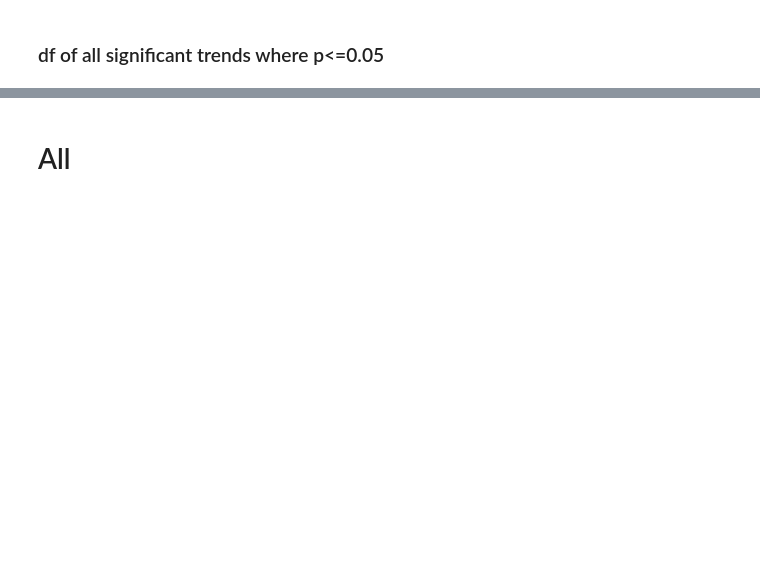
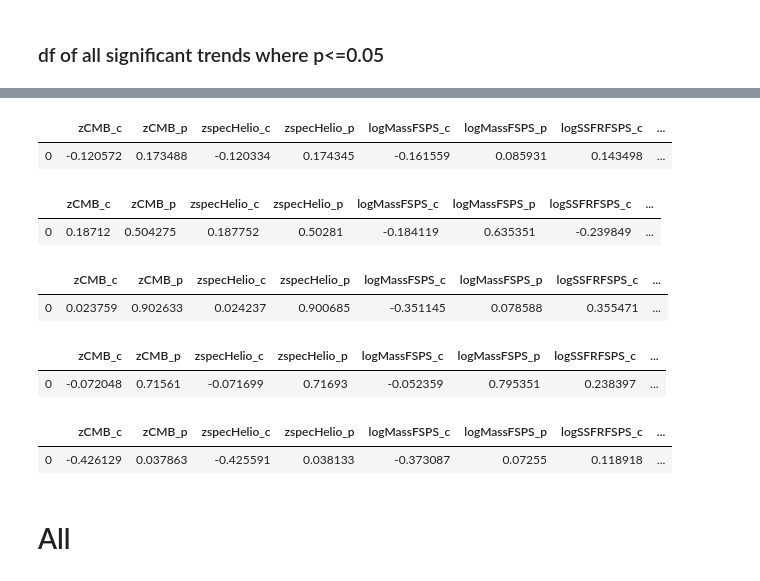
Before and after one commit to mwvgroup/SN-Spectral-Evolution, a Jupyter notebook: notebooks/pearson_heat_map.ipynb, the cells around one changed output, grey strips where cells are left out. Drawn from its saved outputs; the diff is of its cells as text; code cells hidden in the pictures; blank space fills up the shorter version.

```diff
--- a/notebooks/pearson_heat_map.ipynb
+++ b/notebooks/pearson_heat_map.ipynb
@@ -596,28 +676,43 @@ def pearson_table_make_prop(df):
     return data
 # %%
 pearson_prop_table = pearson_table_make_prop(sdss_combined)
-pearson_prop_table.to_csv('/Users/emilysf098/Desktop/Research/SN-Spectral-Evolution/results/pearson_prop_table.csv')
+pearson_prop_table.to_csv(f'{path}results/pearson_prop_table.csv')
 pearson_prop_table
+# %% [output]
+|  | zCMB_c | zCMB_p | zspecHelio_c | zspecHelio_p | logMassFSPS_c | logMassFSPS_p | logSSFRFSPS_c | ... |
+| 0 | -0.120572 | 0.173488 | -0.120334 | 0.174345 | -0.161559 | 0.085931 | 0.143498 | ... |
 # %%
 sdss_bl = sdss_bl.reset_index()
 bl_pearson_prop_table = pearson_table_make_prop(sdss_bl)
-bl_pearson_prop_table.to_csv('/Users/emilysf098/Desktop/Research/SN-Spectral-Evolution/results/bl_pearson_prop_table.csv')
+bl_pearson_prop_table.to_csv(f'{path}results/bl_pearson_prop_table.csv')
 bl_pearson_prop_table
+# %% [output]
+|  | zCMB_c | zCMB_p | zspecHelio_c | zspecHelio_p | logMassFSPS_c | logMassFSPS_p | logSSFRFSPS_c | ... |
+| 0 | 0.18712 | 0.504275 | 0.187752 | 0.50281 | -0.184119 | 0.635351 | -0.239849 | ... |
 # %%
 sdss_cl = sdss_cl.reset_index()
 cl_pearson_prop_table = pearson_table_make_prop(sdss_cl)
-cl_pearson_prop_table.to_csv('/Users/emilysf098/Desktop/Research/SN-Spectral-Evolution/results/cl_pearson_prop_table.csv')
+cl_pearson_prop_table.to_csv(f'{path}results/cl_pearson_prop_table.csv')
 cl_pearson_prop_table
+# %% [output]
+|  | zCMB_c | zCMB_p | zspecHelio_c | zspecHelio_p | logMassFSPS_c | logMassFSPS_p | logSSFRFSPS_c | ... |
+| 0 | 0.023759 | 0.902633 | 0.024237 | 0.900685 | -0.351145 | 0.078588 | 0.355471 | ... |
 # %%
 sdss_ss = sdss_ss.reset_index()
 ss_pearson_prop_table = pearson_table_make_prop(sdss_ss)
-ss_pearson_prop_table.to_csv('/Users/emilysf098/Desktop/Research/SN-Spectral-Evolution/results/ss_pearson_prop_table.csv')
+ss_pearson_prop_table.to_csv(f'{path}results/ss_pearson_prop_table.csv')
 ss_pearson_prop_table
+# %% [output]
+|  | zCMB_c | zCMB_p | zspecHelio_c | zspecHelio_p | logMassFSPS_c | logMassFSPS_p | logSSFRFSPS_c | ... |
+| 0 | -0.072048 | 0.71561 | -0.071699 | 0.71693 | -0.052359 | 0.795351 | 0.238397 | ... |
 # %%
 sdss_cn = sdss_cn.reset_index()
 cn_pearson_prop_table = pearson_table_make_prop(sdss_cn)
-cn_pearson_prop_table.to_csv('/Users/emilysf098/Desktop/Research/SN-Spectral-Evolution/results/cn_pearson_prop_table.csv')
+cn_pearson_prop_table.to_csv(f'{path}results/cn_pearson_prop_table.csv')
 cn_pearson_prop_table
+# %% [output]
+|  | zCMB_c | zCMB_p | zspecHelio_c | zspecHelio_p | logMassFSPS_c | logMassFSPS_p | logSSFRFSPS_c | ... |
+| 0 | -0.426129 | 0.037863 | -0.425591 | 0.038133 | -0.373087 | 0.07255 | 0.118918 | ... |
 # %%
 def heat_map_entry_prop(table):
     """Create arrays to enter into the plot_heat_map function
```
Also changed, not shown: parts of 29 cells of this notebook, 38 other files.
